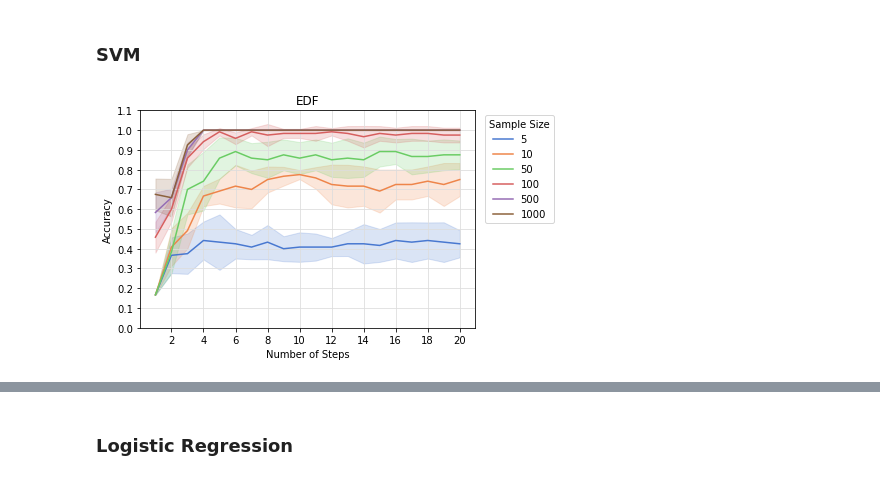
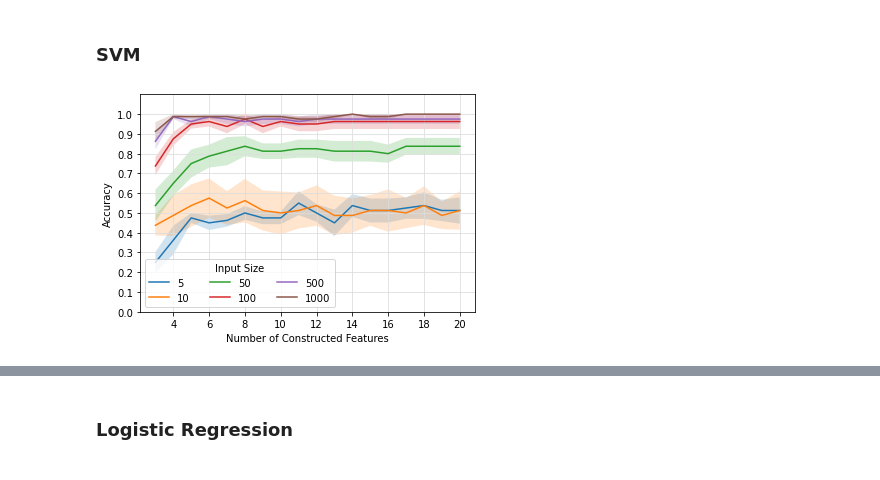
Before and after one commit to sheilafarrahi/thesis, a Jupyter notebook: empirical_districution_function.ipynb, the cells around one changed output, grey strips where cells are left out. Saved outputs shown, nothing was run; the diff lists cells and outputs as text; code cells hidden in the pictures.

```diff
--- a/empirical_districution_function.ipynb
+++ b/empirical_districution_function.ipynb
@@ -44,0 +49,30 @@ dem.get_edf_plot(edf_df, x_b)
+# %%
+6rfoV2zX8G
+
+a = edf_df.iloc[1]
+y = list(a[:-1])
+x = np.linspace(0,perc_95,num_steps)
+#fig, ax = plt.subplots()
+sns.set_style("whitegrid",{'grid.color':'#DDDDDD'})
+ax=sns.lineplot(x=x, y=y)
+highlight_index = 13  # Index of the point to highlight
+highlight_x = x[highlight_index]
+highlight_y = y[highlight_index]
+#sns.scatterplot(x=[x[13]], y=0, color='black', s=40, zorder=10)
+sns.scatterplot(x=[x[0]], y=0, color='red', s=40, zorder=10)
+
+sns.scatterplot(x=[x[0]], y=0.2, color='red', s=40, zorder=10)
+
+sns.scatterplot(x=[x[0]], y=0.4, color='red', s=40, zorder=10)
+
+sns.scatterplot(x=[x[0]], y=0.6, color='red', s=40, zorder=10)
+
+sns.scatterplot(x=[x[0]], y=0.8, color='red', s=40, zorder=10)
+
+sns.scatterplot(x=[x[0]], y=1, color='red', s=40, zorder=10)
+
+#plt.plot([highlight_x, 0], [highlight_y, highlight_y], color='grey', linestyle='--', linewidth=1)
+#plt.legend(['Kernel density estimation of f'])
+#ax.set_xlim(0, 1)
+#ax.set_ylim(0, 2)
+plt.show()
@@ -88,6 +124,9 @@ def get_edf_plot_v2(df, y):
 ### SVM
 # %%
 sample_size_list = [5, 10, 50, 100, 500, 1000]
-num_steps_list = list(np.arange(1,21))
+num_steps_list = list(np.arange(2,20))
+# %%
+cost = [0.01,0.1, 0.5, 1, 5, 10]
+gamma = [0.01, 0.1, 1, 5, 10]
 # %%
-res_svm = cm.cv_numsteps_samplesize(sample_size_list, num_steps_list, bounded_dists, nr_sample, n_folds, 'edf', 1)
+res_svm = cm.cv_numsteps_samplesize_svm(sample_size_list, num_steps_list, bounded_dists, nr_sample_sets, n_folds, test_size, 'edf', cost, gamma)
@@ -96,5 +133,4 @@ res_svm.to_csv('results/edf/res_svm_bounded.csv')
 # %%
-#new
-cm.plot_cv_numsteps_samplesize(res_svm, 'EDF')
+cm.plot_cv_numsteps_samplesize_v2(res_svm)
 # %% [output]
-[figure, old version]
+[figure, new version]
```
Also changed, not shown: parts of 42 cells of this notebook, 33 other files.
